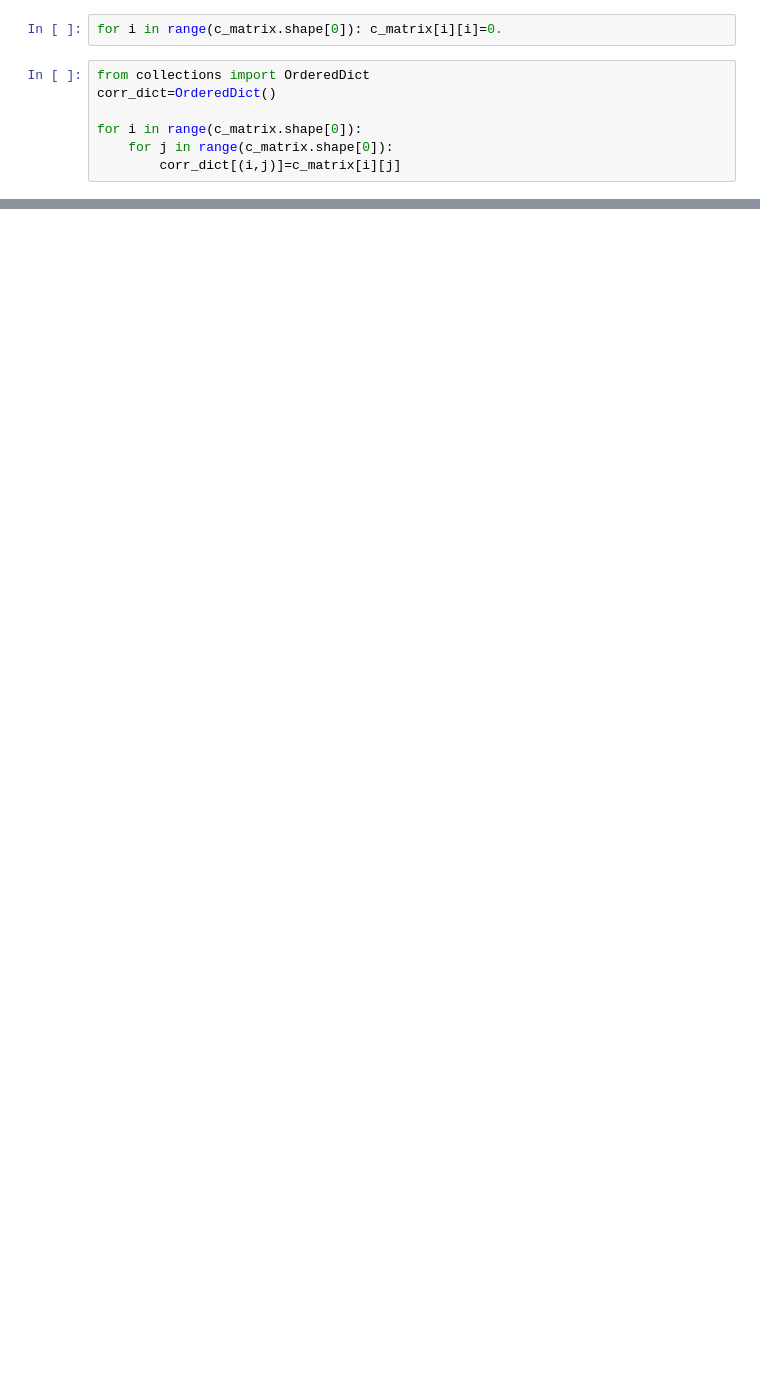
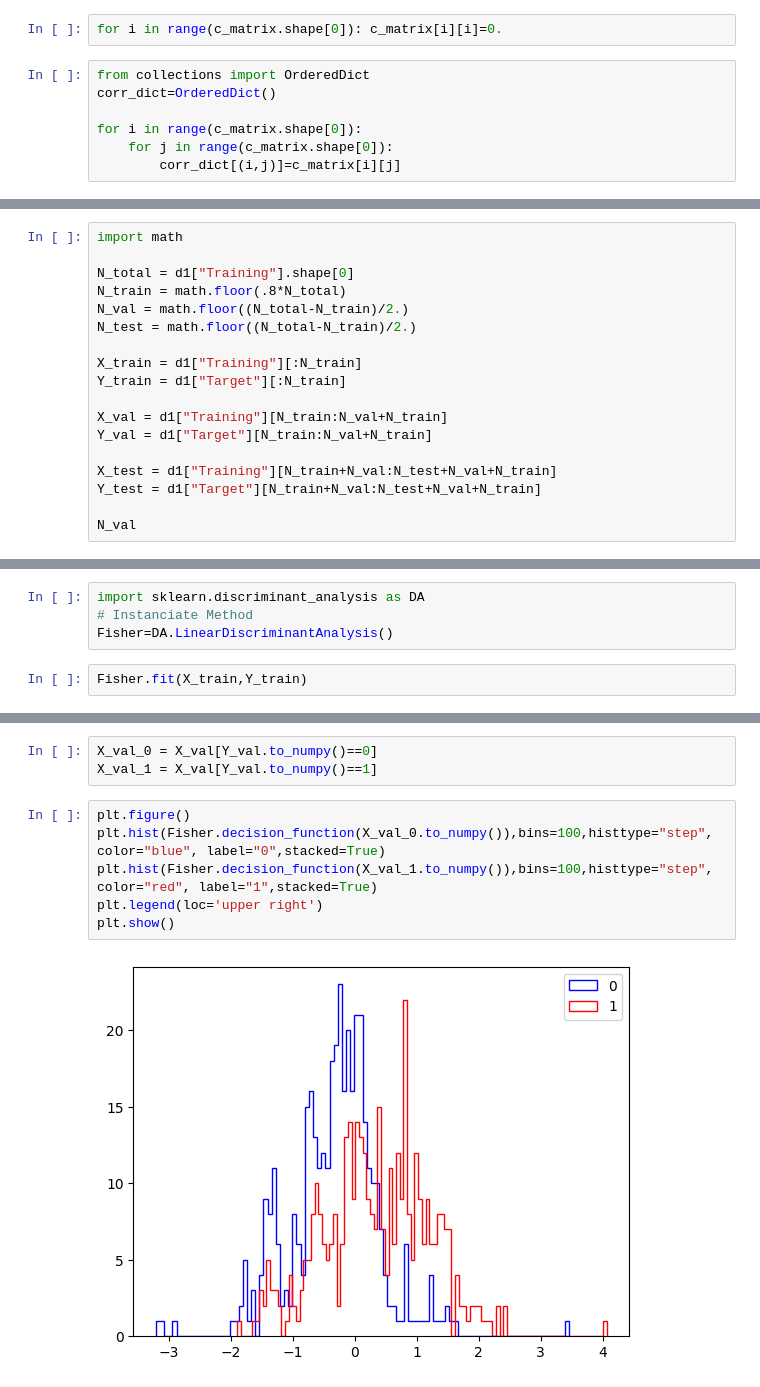
Before and after one commit to UTA-DataScience/DATA.4380.Spring.2024, a Jupyter notebook: Lectures/Lecture.8/Lecture.8.ipynb, the cells around one changed output, grey strips where cells are left out. Drawn from its saved outputs; the diff is of its cells as text; blank space fills up the shorter version.

```diff
--- a/Lectures/Lecture.8/Lecture.8.ipynb
+++ b/Lectures/Lecture.8/Lecture.8.ipynb
@@ -607,0 +1145,18 @@ list(corr_dict_sorted.keys())[-1:-25:-1]
+# %%
+import math
+
+N_total = d1["Training"].shape[0]
+N_train = math.floor(.8*N_total)
+N_val = math.floor((N_total-N_train)/2.)
+N_test = math.floor((N_total-N_train)/2.)
+
+X_train = d1["Training"][:N_train]
+Y_train = d1["Target"][:N_train]
+
+X_val = d1["Training"][N_train:N_val+N_train]
+Y_val = d1["Target"][N_train:N_val+N_train]
+
+X_test = d1["Training"][N_train+N_val:N_test+N_val+N_train]
+Y_test = d1["Target"][N_train+N_val:N_test+N_val+N_train]
+
+N_val
@@ -607,0 +1166,6 @@ list(corr_dict_sorted.keys())[-1:-25:-1]
+# %%
+import sklearn.discriminant_analysis as DA
+# Instanciate Method
+Fisher=DA.LinearDiscriminantAnalysis()
+# %%
+Fisher.fit(X_train,Y_train)
@@ -607,0 +1212,11 @@ list(corr_dict_sorted.keys())[-1:-25:-1]
+# %%
+X_val_0 = X_val[Y_val.to_numpy()==0]
+X_val_1 = X_val[Y_val.to_numpy()==1]
+# %%
+plt.figure()
+plt.hist(Fisher.decision_function(X_val_0.to_numpy()),bins=100,histtype="step", color="blue", label="0",stacked=True)
+plt.hist(Fisher.decision_function(X_val_1.to_numpy()),bins=100,histtype="step", color="red", label="1",stacked=True)
+plt.legend(loc='upper right')
+plt.show()
+# %% [output]
+[figure, added]
```
Also changed, not shown: parts of 65 cells of this notebook, 1 other file.
